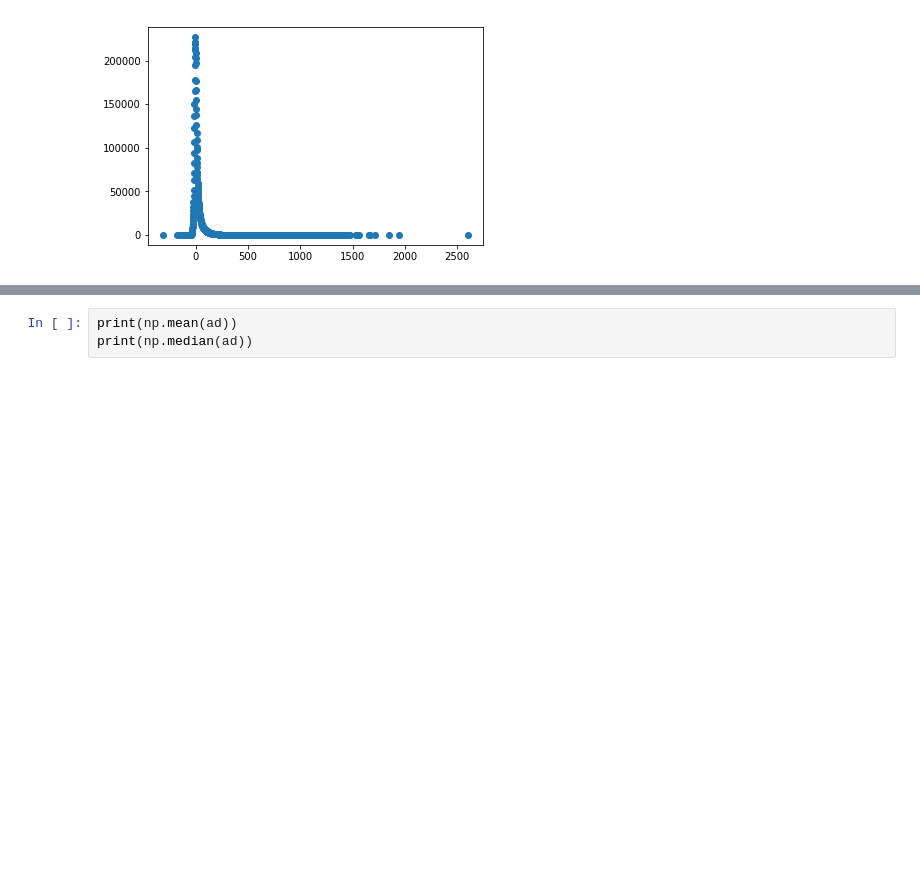
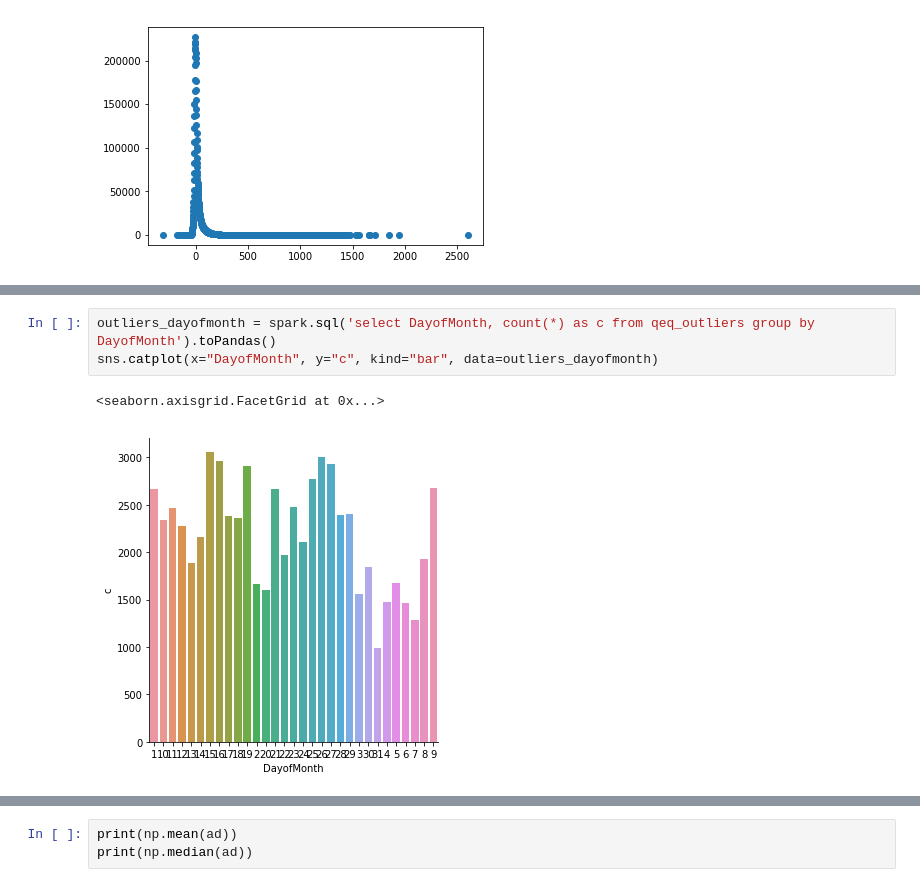
Before and after one commit to borismattijssen/spark-flights, a Jupyter notebook: notebooks/Scribbling-Boris.ipynb, the cells around one changed output, grey strips where cells are left out. Saved outputs shown, nothing was run; the diff lists cells and outputs as text; blank space fills up the shorter version.

```diff
--- a/notebooks/Scribbling-Boris.ipynb
+++ b/notebooks/Scribbling-Boris.ipynb
@@ -72,0 +99,6 @@ plt.scatter(pd.to_numeric(adg['ArrDelay']), adg['count(1)'])
+# %%
+outliers_dayofmonth = spark.sql('select DayofMonth, count(*) as c from qeq_outliers group by DayofMonth').toPandas()
+sns.catplot(x="DayofMonth", y="c", kind="bar", data=outliers_dayofmonth)
+# %% [output]
+<seaborn.axisgrid.FacetGrid at 0x...>
+[figure, added]
```
Also changed, not shown: parts of 17 cells of this notebook, 4 other files.
